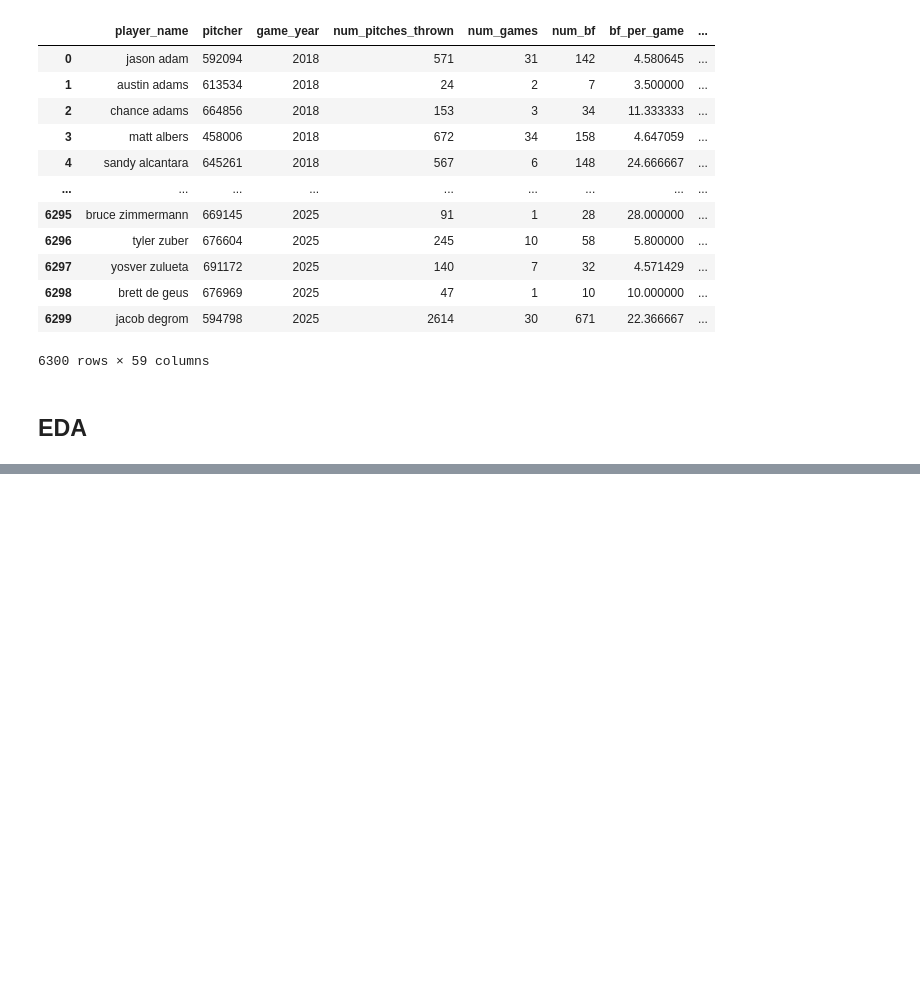
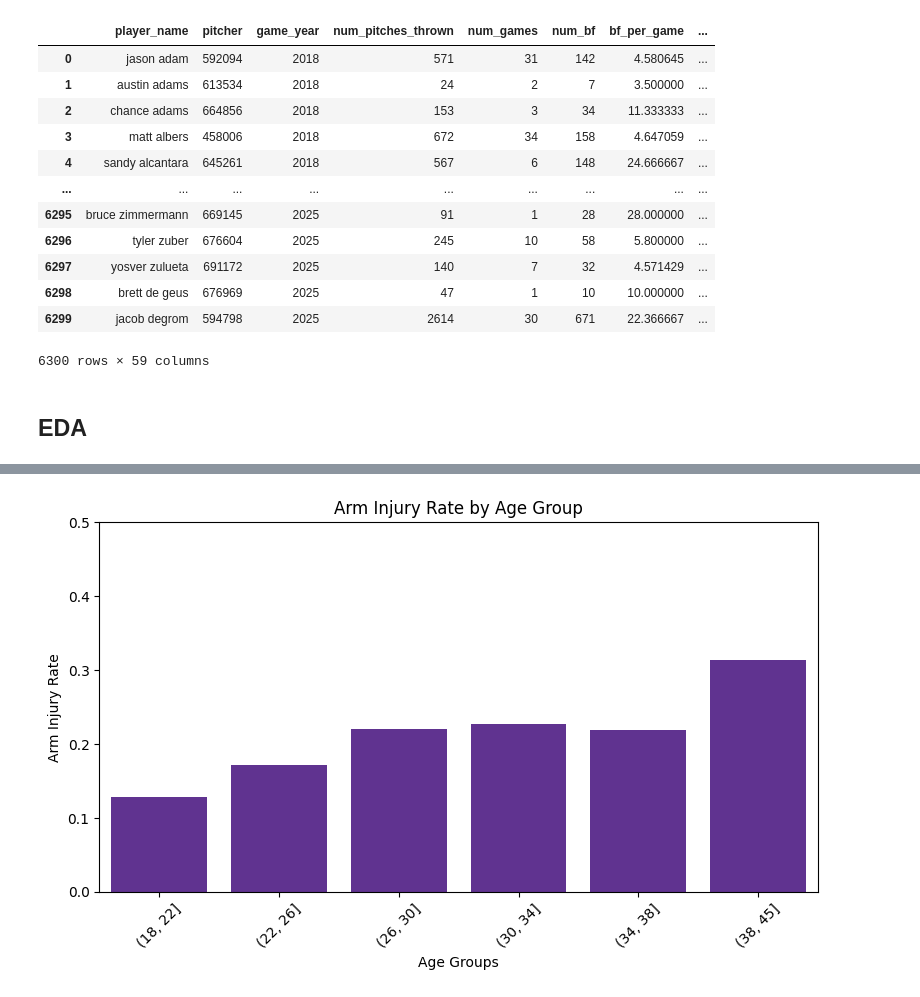
Before and after one commit to SatrunsDream/Workload-effect-on-pitcher-injury, a Jupyter notebook: EDA.ipynb, the cells around one changed output, grey strips where cells are left out. Drawn from its saved outputs; the diff is of its cells as text; code cells hidden in the pictures; blank space fills up the shorter version.

```diff
--- a/EDA.ipynb
+++ b/EDA.ipynb
@@ -600,0 +571,16 @@ y = ['is_workload_inj']
+# %%
+pitcher_data_w_injuries['age_bin'] = pd.cut(pitcher_data_w_injuries['age'], bins=[18, 22, 26, 30, 34, 38, 45])
+injury_by_age = (pitcher_data_w_injuries.groupby('age_bin', observed=True)['had_arm_injury_this_year'].mean())
+injury_by_age
+
+plt.figure(figsize=(8, 5))
+sns.barplot(injury_by_age, color=purple_color)
+plt.ylabel('Arm Injury Rate')
+plt.xlabel('Age Groups')
+plt.title('Arm Injury Rate by Age Group')
+plt.xticks(rotation=45)
+plt.ylim(0, 0.5)
+plt.tight_layout()
+plt.show()
+# %% [output]
+[figure, added]
```
Also changed, not shown: parts of 5 cells of this notebook.
